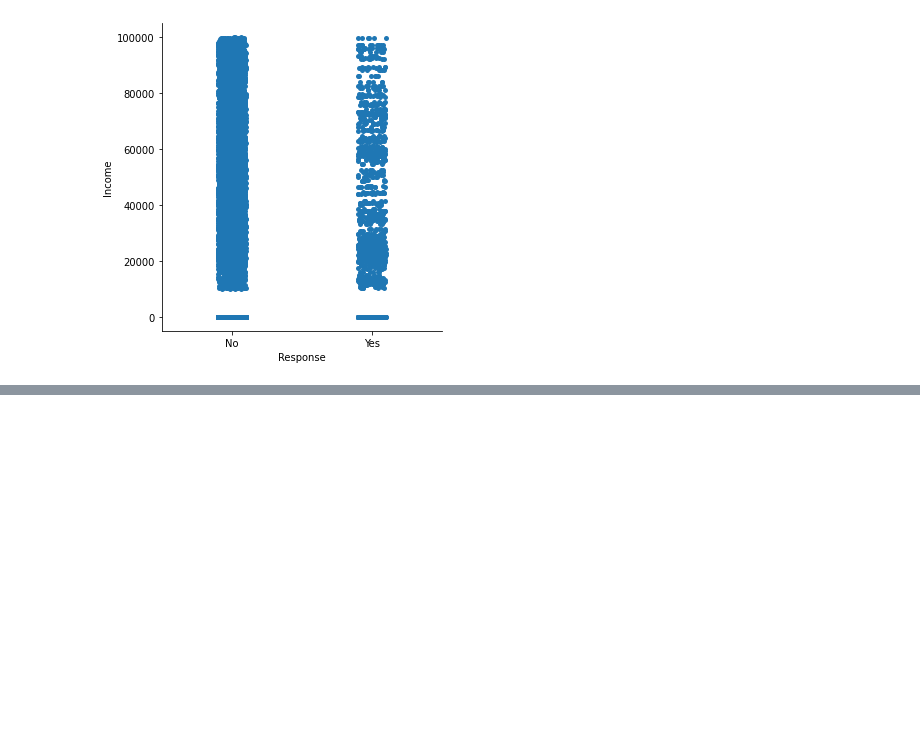
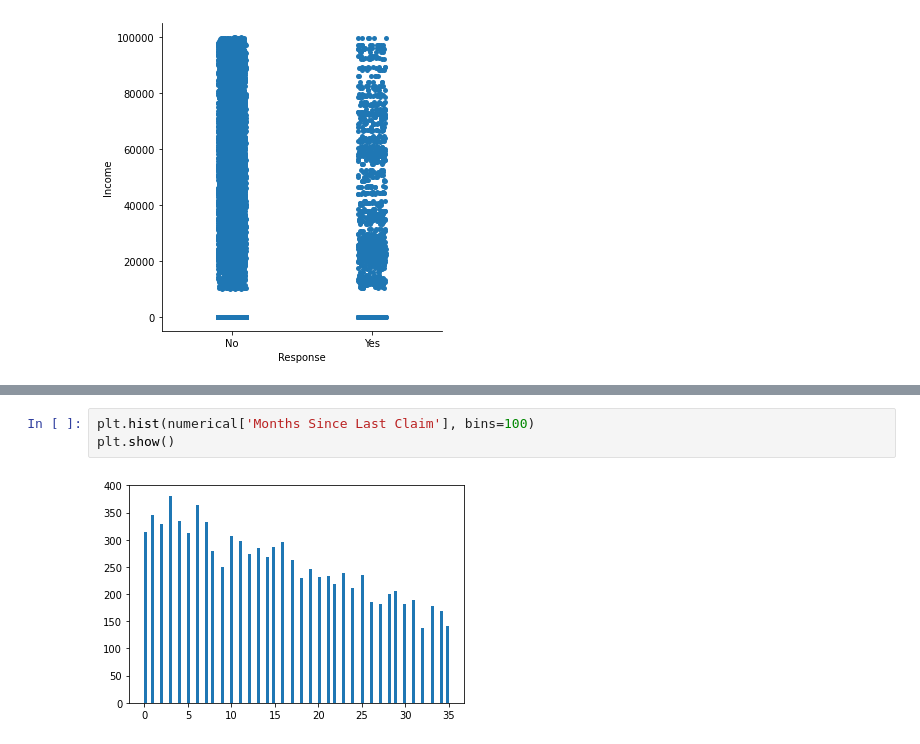
Before and after one commit to rjpeters/lab-customer-analysis-round-2, a Jupyter notebook: Lab2 etc.ipynb, the cells around one changed output, grey strips where cells are left out. Drawn from its saved outputs; the diff is of its cells as text; blank space fills up the shorter version.

```diff
--- a/Lab2 etc.ipynb
+++ b/Lab2 etc.ipynb
@@ -575,0 +584,5 @@ I'm not seeing bell curves here, so I'll say no - they don't look like a normal
+# %%
+plt.hist(numerical['Months Since Last Claim'], bins=100)
+plt.show()
+# %% [output]
+[figure, added]
```
Also changed, not shown: parts of 41 cells of this notebook.
